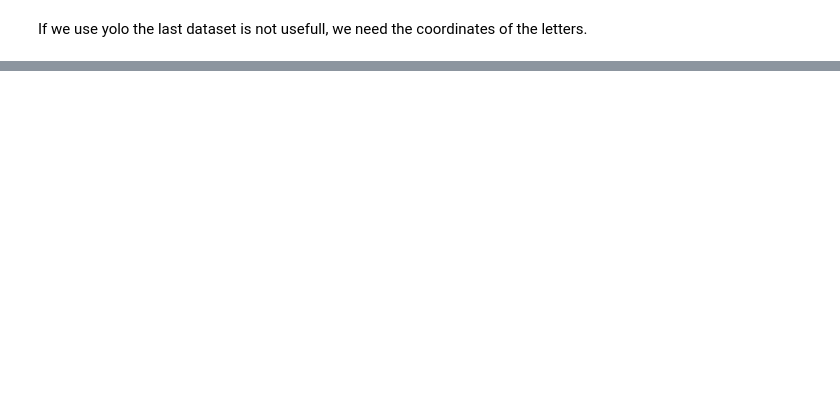
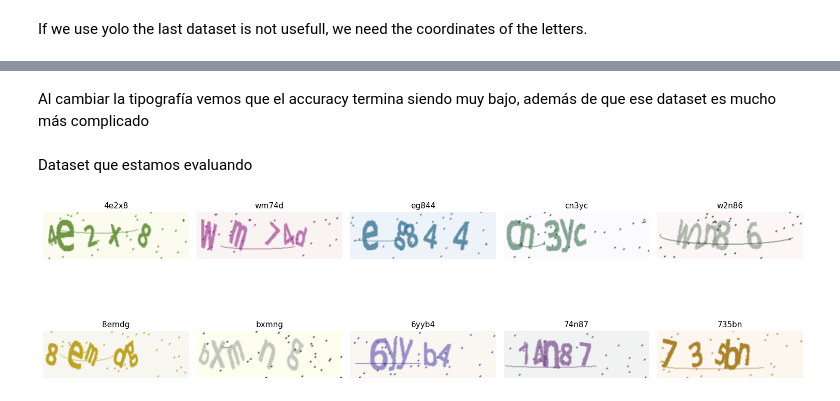
Before and after one commit to hombrefrustrado/captcha-solver-DL, a Jupyter notebook: yolo_focus.ipynb, the cells around one changed output, grey strips where cells are left out. Cells and saved outputs as stored; diff of their text form; code cells hidden in the pictures; blank space fills up the shorter version.

Commit message:
validacion con otro dataset diferente

```diff
--- a/yolo_focus.ipynb
+++ b/yolo_focus.ipynb
@@ -274,0 +363,24 @@ Archivo: val_00517.png | Real: 'xn6bb' vs Pred: 'xn6bbd'
+# %% [markdown]
+Al cambiar la tipografía vemos que el accuracy termina siendo muy bajo, además de que ese dataset es mucho más complicado
+# %% [markdown]
+Dataset que estamos evaluando
+# %%
+import matplotlib.pyplot as plt
+from PIL import Image
+muestras_aleatorias = random.sample(image_files, k=10)
+fig, axes = plt.subplots(2, 5, figsize=(15, 6))
+axes = axes.flatten()
+
+for ax, path in zip(axes, muestras_aleatorias):
+    img = Image.open(path)
+    ax.imshow(img)
+    ax.set_title(path.stem, fontsize=11)
+    ax.axis("off")
+
+for ax in axes[len(muestras_aleatorias):]:
+    ax.axis("off")
+
+plt.tight_layout()
+plt.show()
+# %% [output]
+[figure, added]
```
Also changed, not shown: parts of 6 cells of this notebook, 1 other file.
